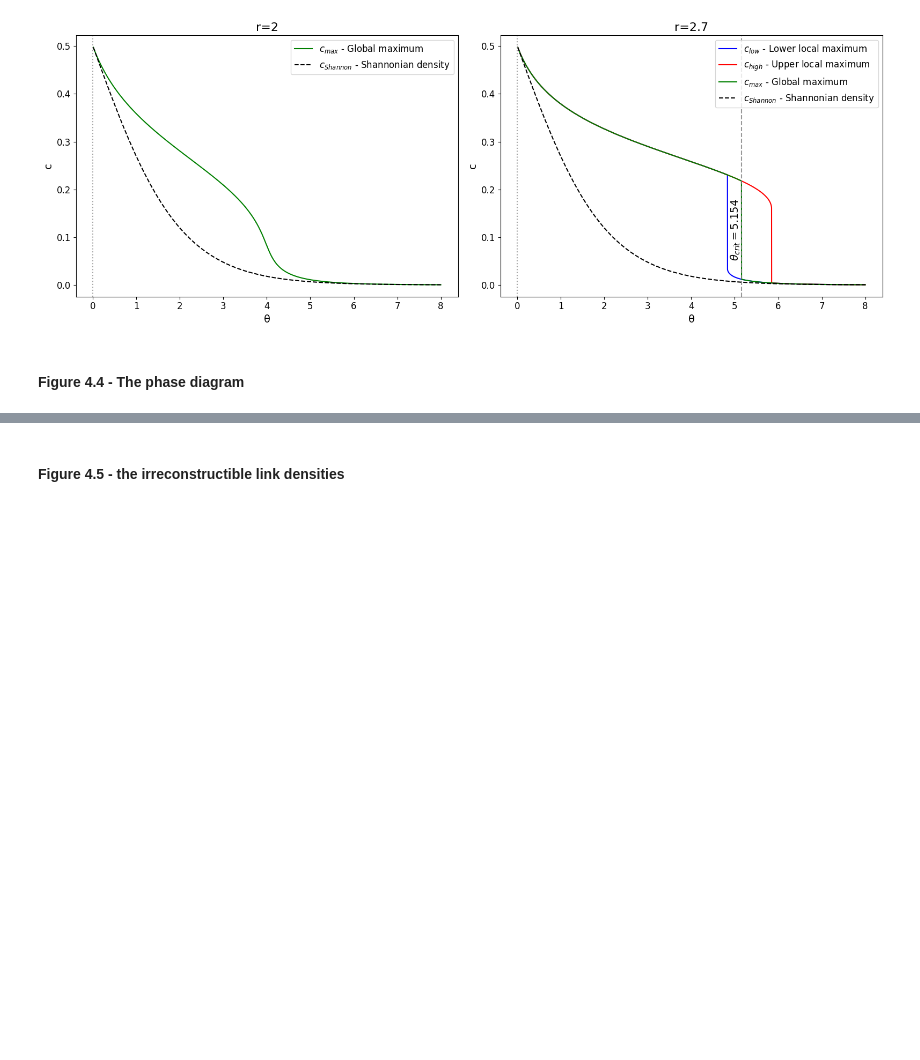
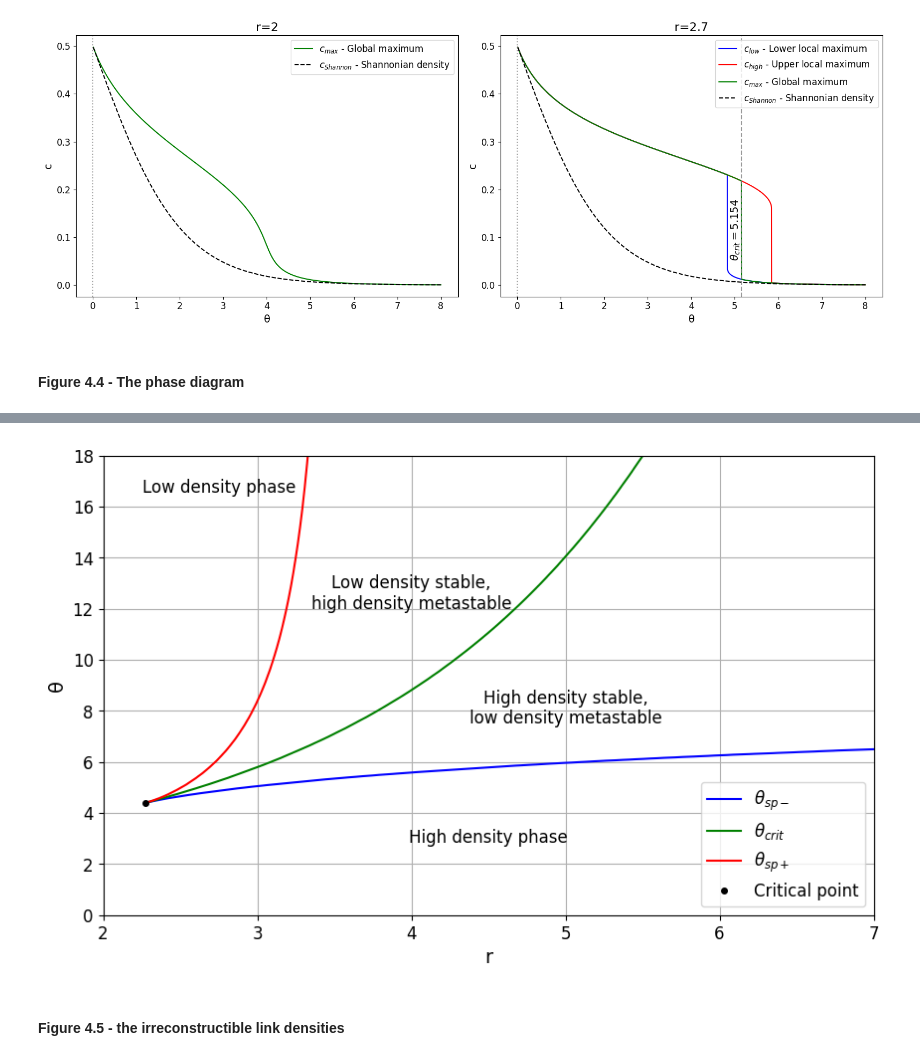
Before and after one commit to DavidDobas/Tsallis-Network-Models, a Jupyter notebook: tsallis_network_models.ipynb, the cells around one changed output, grey strips where cells are left out. Saved outputs shown, nothing was run; the diff lists cells and outputs as text; code cells hidden in the pictures; blank space fills up the shorter version.

```diff
--- a/tsallis_network_models.ipynb
+++ b/tsallis_network_models.ipynb
@@ -195,3 +195,31 @@ plt.show()
+# %%
+fig, ax = plt.subplots(figsize=(10,6))
+
+# (re)plot your curves…
+ax.plot(r_values, transition_thetas_networks[:,0], 'b-', label=r'$\theta_{sp-}$')
+ax.plot(r_values, transition_thetas_networks[:,1], 'g-', label=r'$\theta_{crit}$')
+ax.plot(r_values, transition_thetas_networks[:,2], 'r-', label=r'$\theta_{sp+}$')
+ax.plot(r_crit, theta_crit, 'ko', markersize=4, label='Critical point')
+
+# now place the four region labels in axis‐fraction coords:
+ax.text(0.15, 0.95,      "Low density phase",
+        transform=ax.transAxes, ha='center', va='top')
+ax.text(0.4, 0.70,      "Low density stable,\nhigh density metastable",
+        transform=ax.transAxes, ha='center', va='center')
+ax.text(0.6, 0.45,      "High density stable,\nlow density metastable",
+        transform=ax.transAxes, ha='center', va='center')
+ax.text(0.5, 0.15,      "High density phase",
+        transform=ax.transAxes, ha='center', va='bottom')
+
+ax.set_xlabel('r')
+ax.set_ylabel('θ')
+ax.set_xlim(2,7)
+ax.set_ylim(0,18)
+ax.grid(True)
+ax.legend(loc='lower right')
+plt.show()
+# %% [output]
+[figure, added]
 # %% [markdown]
 #### Figure 4.5 - the irreconstructible link densities
 # %%
```
Also changed, not shown: parts of 2 cells of this notebook.
